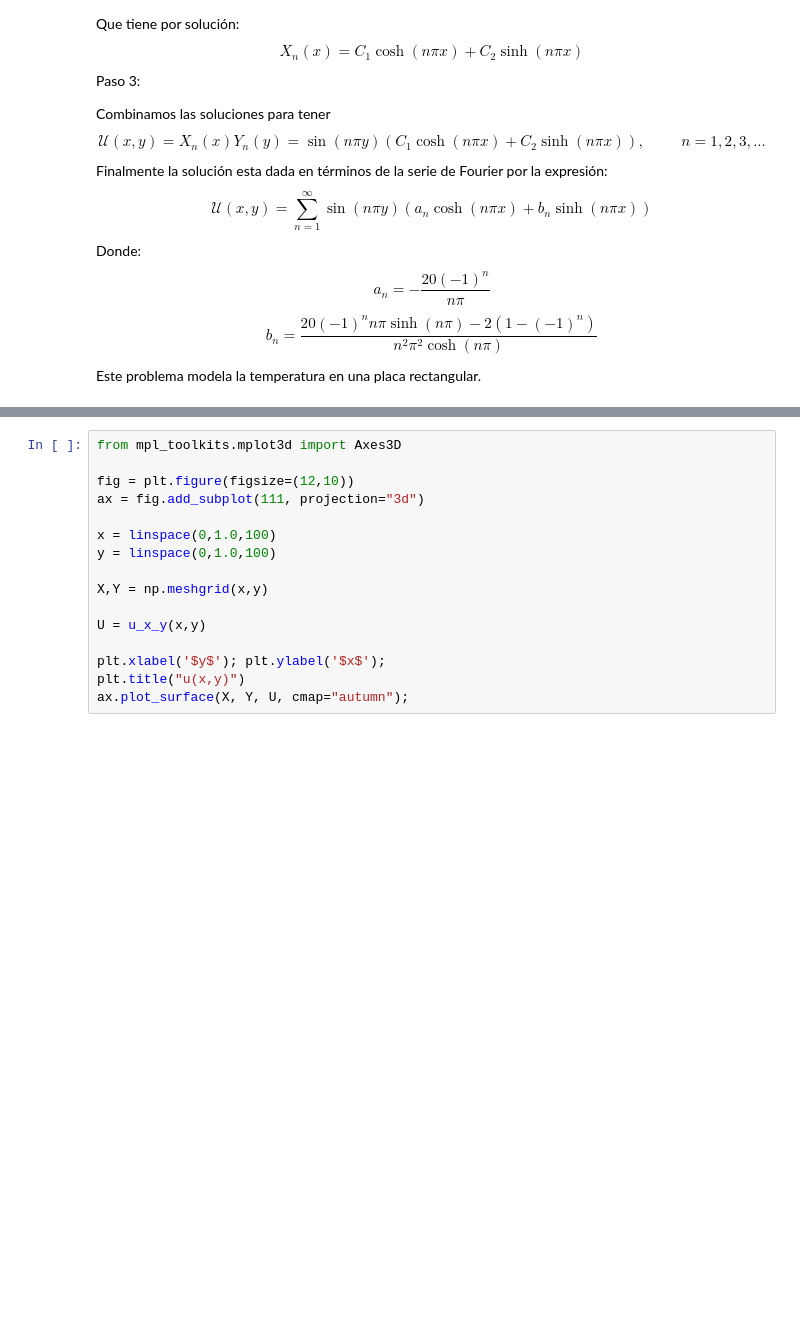
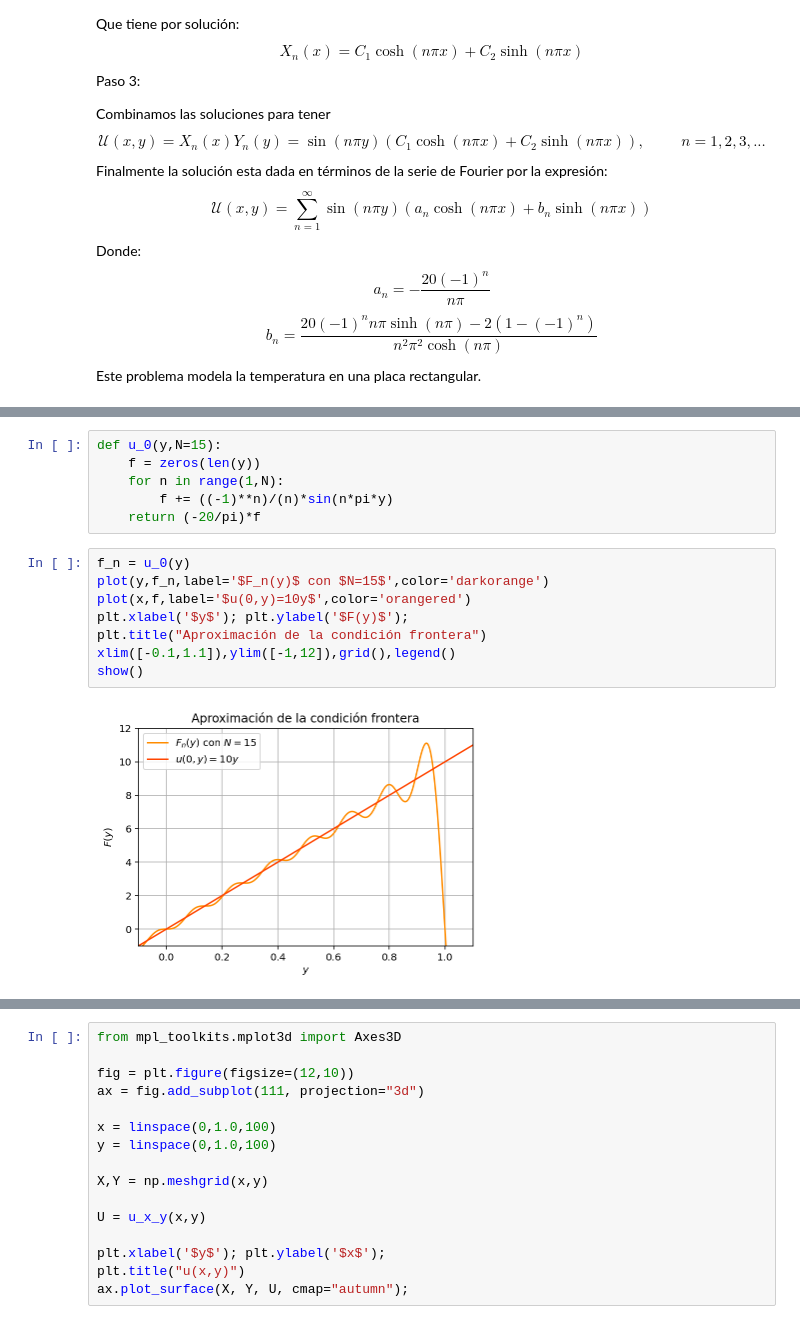
Before and after one commit to Jdvilan/suprema-octo-panqueque, a Jupyter notebook: Dirichlet_b.ipynb, the cells around one changed output, grey strips where cells are left out. Cells and saved outputs as stored; diff of their text form; blank space fills up the shorter version.

```diff
--- a/Dirichlet_b.ipynb
+++ b/Dirichlet_b.ipynb
@@ -40,0 +62,16 @@ import matplotlib.pyplot as plt
+# %%
+def u_0(y,N=15):
+    f = zeros(len(y))
+    for n in range(1,N):
+        f += ((-1)**n)/(n)*sin(n*pi*y)
+    return (-20/pi)*f
+# %%
+f_n = u_0(y)
+plot(y,f_n,label='$F_n(y)$ con $N=15$',color='darkorange')
+plot(x,f,label='$u(0,y)=10y$',color='orangered')
+plt.xlabel('$y$'); plt.ylabel('$F(y)$');
+plt.title("Aproximación de la condición frontera")
+xlim([-0.1,1.1]),ylim([-1,12]),grid(),legend()
+show()
+# %% [output]
+[figure, added]
```
Also changed, not shown: parts of 14 cells of this notebook.
